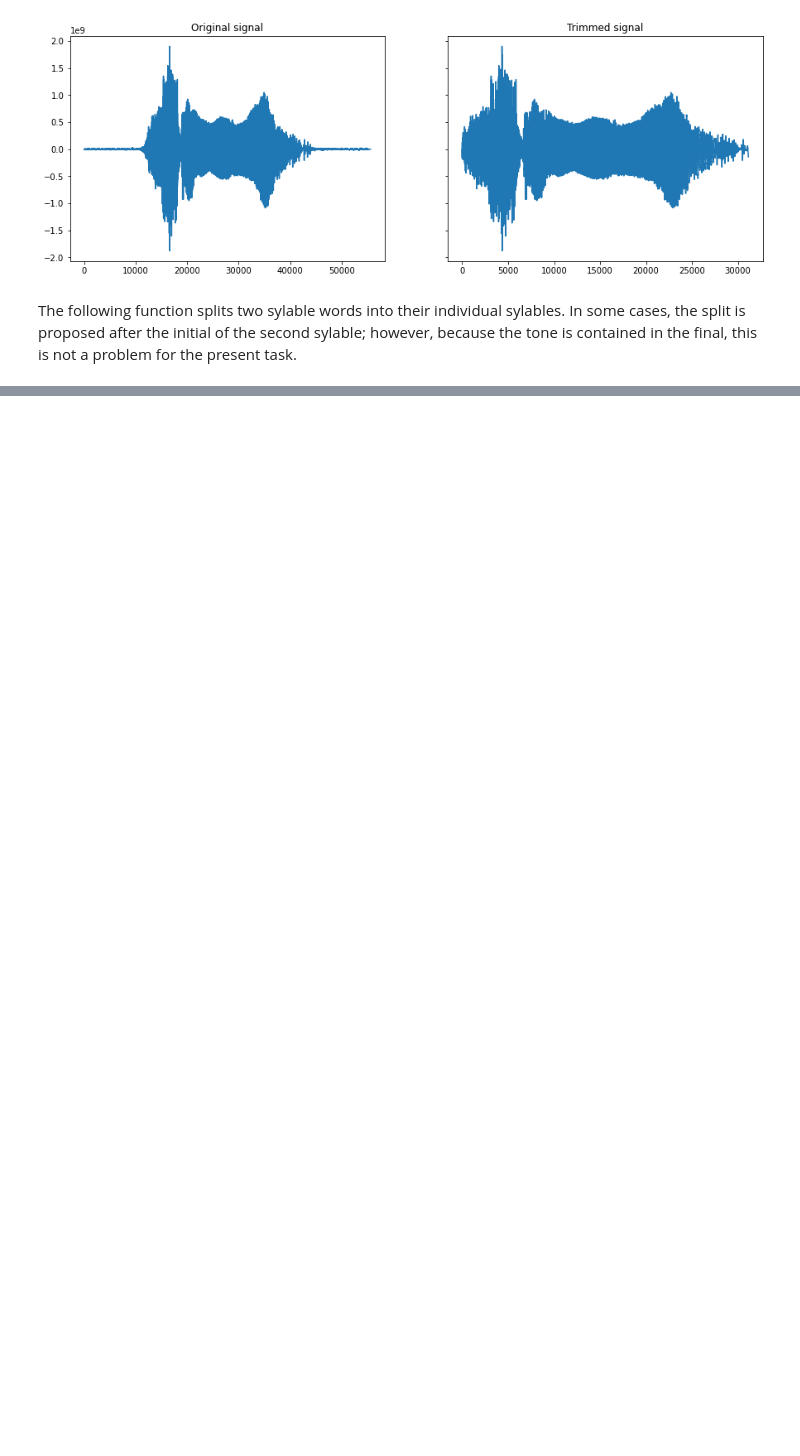
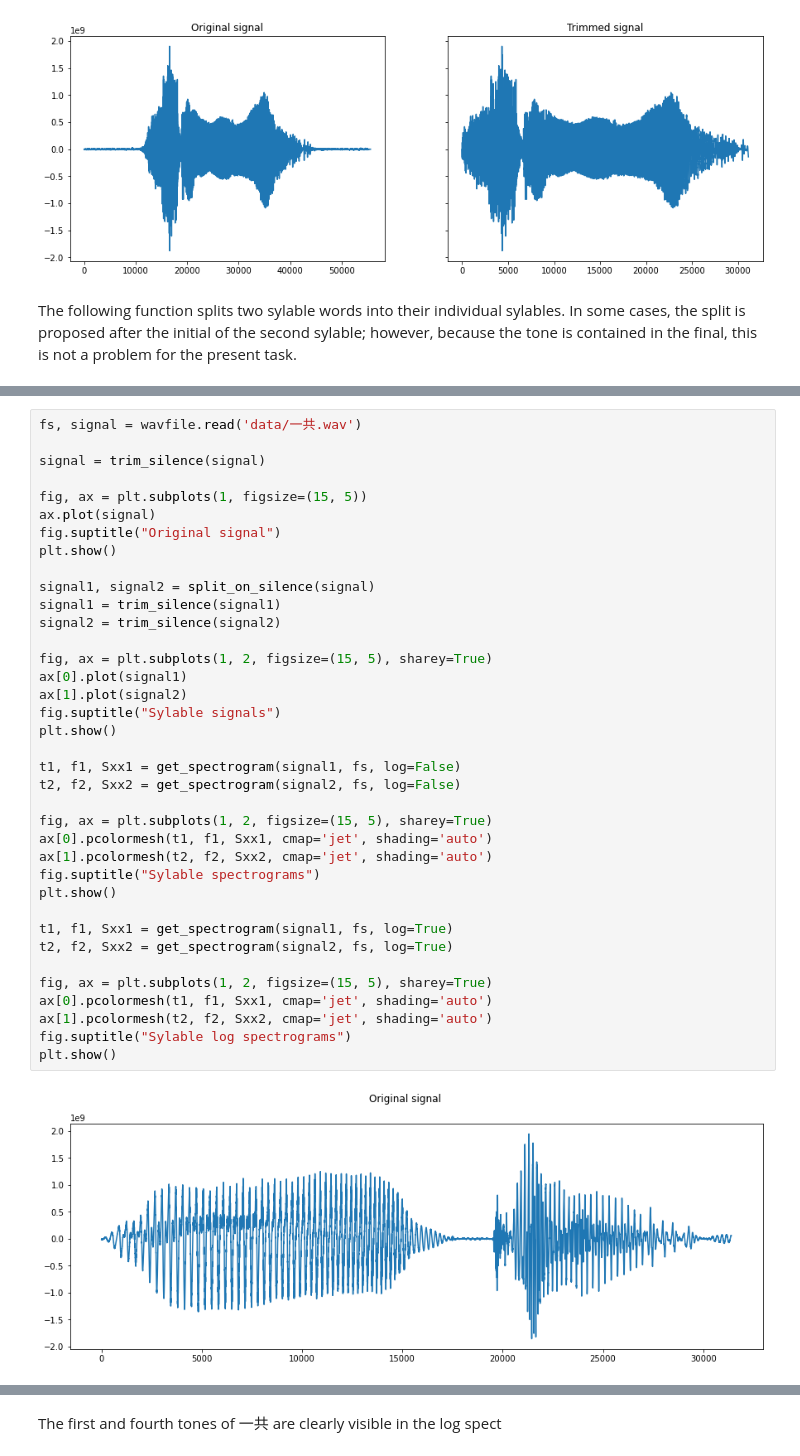
Before and after one commit to claw89/Mandarin-Tone-Recognition, a Jupyter notebook: Mandarin Tone Recognition.ipynb, the cells around one changed output, grey strips where cells are left out. Drawn from its saved outputs; the diff is of its cells as text; blank space fills up the shorter version.

```diff
--- a/Mandarin Tone Recognition.ipynb
+++ b/Mandarin Tone Recognition.ipynb
@@ -353,0 +380,39 @@ os.remove("data2")
+# %%
+fs, signal = wavfile.read('data/一共.wav')
+
+signal = trim_silence(signal)
+
+fig, ax = plt.subplots(1, figsize=(15, 5))
+ax.plot(signal)
+fig.suptitle("Original signal")
+plt.show()
+
+signal1, signal2 = split_on_silence(signal)
+signal1 = trim_silence(signal1)
+signal2 = trim_silence(signal2)
+
+fig, ax = plt.subplots(1, 2, figsize=(15, 5), sharey=True)
+ax[0].plot(signal1)
+ax[1].plot(signal2)
+fig.suptitle("Sylable signals")
+plt.show()
+
+t1, f1, Sxx1 = get_spectrogram(signal1, fs, log=False)
+t2, f2, Sxx2 = get_spectrogram(signal2, fs, log=False)
+
+fig, ax = plt.subplots(1, 2, figsize=(15, 5), sharey=True)
+ax[0].pcolormesh(t1, f1, Sxx1, cmap='jet', shading='auto')
+ax[1].pcolormesh(t2, f2, Sxx2, cmap='jet', shading='auto')
+fig.suptitle("Sylable spectrograms")
+plt.show()
+
+t1, f1, Sxx1 = get_spectrogram(signal1, fs, log=True)
+t2, f2, Sxx2 = get_spectrogram(signal2, fs, log=True)
+
+fig, ax = plt.subplots(1, 2, figsize=(15, 5), sharey=True)
+ax[0].pcolormesh(t1, f1, Sxx1, cmap='jet', shading='auto')
+ax[1].pcolormesh(t2, f2, Sxx2, cmap='jet', shading='auto')
+fig.suptitle("Sylable log spectrograms")
+plt.show()
+# %% [output]
+[figure, added]
@@ -353,0 +422,2 @@ os.remove("data2")
+# %% [markdown]
+The first and fourth tones of 一共 are clearly visible in the log spect
```
Also changed, not shown: parts of 11 cells of this notebook.
